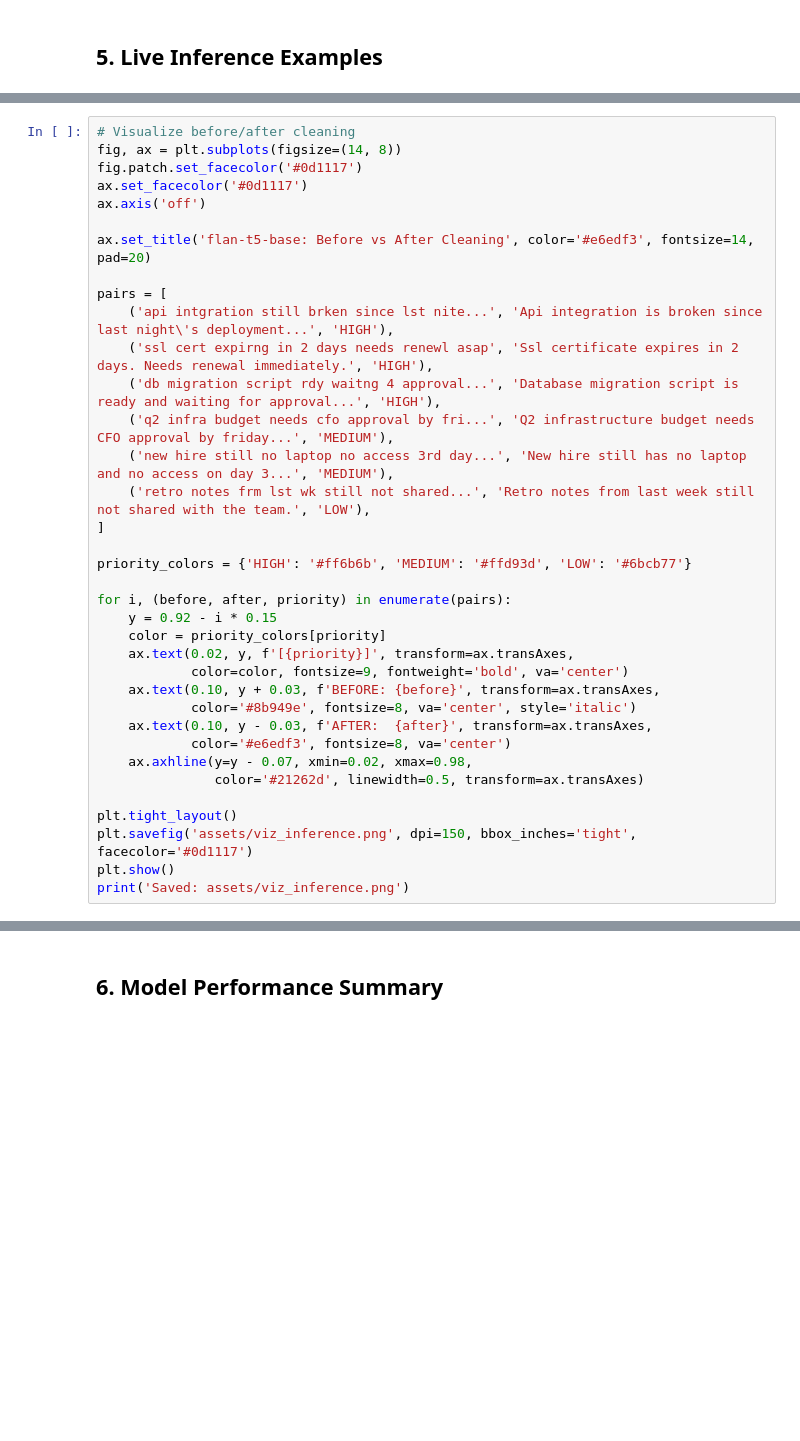
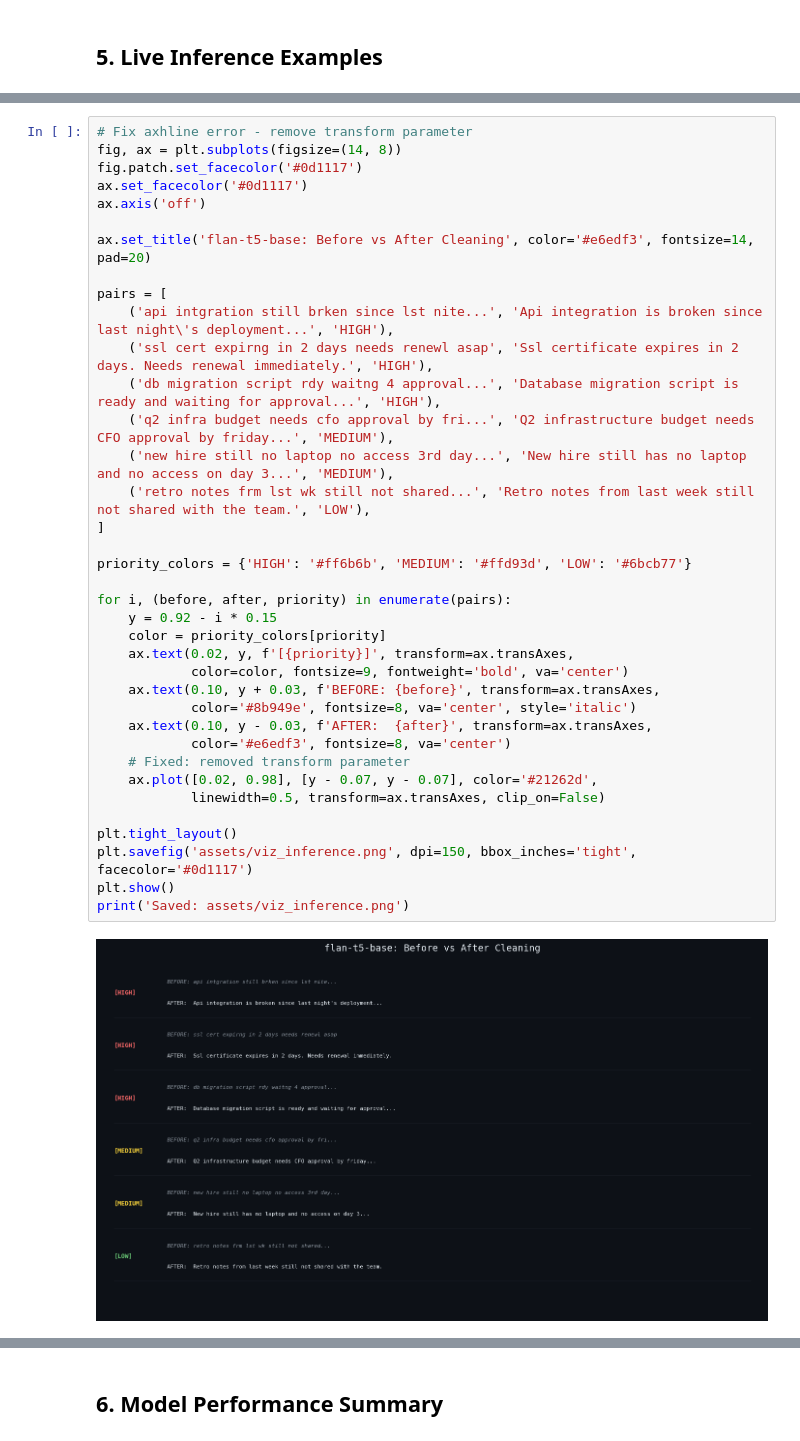
Before and after one commit to vijay0320/meeting-notes-cleaner, a Jupyter notebook: meeting_notes_analysis.ipynb, the cells around one changed output, grey strips where cells are left out. Drawn from its saved outputs; the diff is of its cells as text; blank space fills up the shorter version.

Commit message:
Add Jupyter notebook and visualizations

```diff
--- a/meeting_notes_analysis.ipynb
+++ b/meeting_notes_analysis.ipynb
@@ -322,36 +400,39 @@ for priority, note in examples:
 # %%
-# Visualize before/after cleaning
+# Fix axhline error - remove transform parameter
 fig, ax = plt.subplots(figsize=(14, 8))
 fig.patch.set_facecolor('#0d1117')
 ax.set_facecolor('#0d1117')
 ax.axis('off')
 
 ax.set_title('flan-t5-base: Before vs After Cleaning', color='#e6edf3', fontsize=14, pad=20)
 
 pairs = [
     ('api intgration still brken since lst nite...', 'Api integration is broken since last night\'s deployment...', 'HIGH'),
     ('ssl cert expirng in 2 days needs renewl asap', 'Ssl certificate expires in 2 days. Needs renewal immediately.', 'HIGH'),
     ('db migration script rdy waitng 4 approval...', 'Database migration script is ready and waiting for approval...', 'HIGH'),
     ('q2 infra budget needs cfo approval by fri...', 'Q2 infrastructure budget needs CFO approval by friday...', 'MEDIUM'),
     ('new hire still no laptop no access 3rd day...', 'New hire still has no laptop and no access on day 3...', 'MEDIUM'),
     ('retro notes frm lst wk still not shared...', 'Retro notes from last week still not shared with the team.', 'LOW'),
 ]
 
 priority_colors = {'HIGH': '#ff6b6b', 'MEDIUM': '#ffd93d', 'LOW': '#6bcb77'}
 
 for i, (before, after, priority) in enumerate(pairs):
     y = 0.92 - i * 0.15
     color = priority_colors[priority]
     ax.text(0.02, y, f'[{priority}]', transform=ax.transAxes,
             color=color, fontsize=9, fontweight='bold', va='center')
     ax.text(0.10, y + 0.03, f'BEFORE: {before}', transform=ax.transAxes,
             color='#8b949e', fontsize=8, va='center', style='italic')
     ax.text(0.10, y - 0.03, f'AFTER:  {after}', transform=ax.transAxes,
             color='#e6edf3', fontsize=8, va='center')
-    ax.axhline(y=y - 0.07, xmin=0.02, xmax=0.98,
-               color='#21262d', linewidth=0.5, transform=ax.transAxes)
+    # Fixed: removed transform parameter
+    ax.plot([0.02, 0.98], [y - 0.07, y - 0.07], color='#21262d',
+            linewidth=0.5, transform=ax.transAxes, clip_on=False)
 
 plt.tight_layout()
 plt.savefig('assets/viz_inference.png', dpi=150, bbox_inches='tight', facecolor='#0d1117')
 plt.show()
 print('Saved: assets/viz_inference.png')
+# %% [output]
+[figure, added]
```
Also changed, not shown: parts of 15 cells of this notebook.
